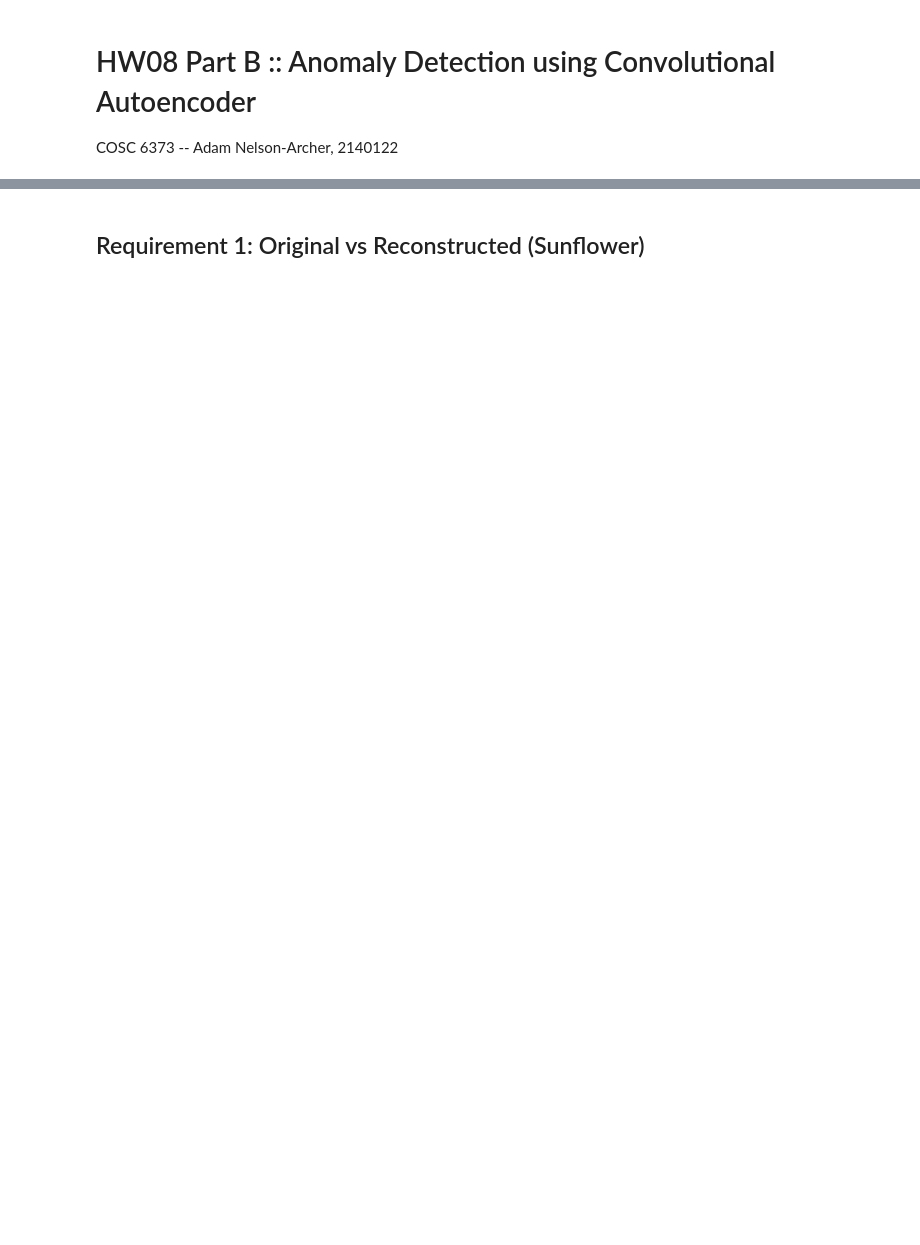
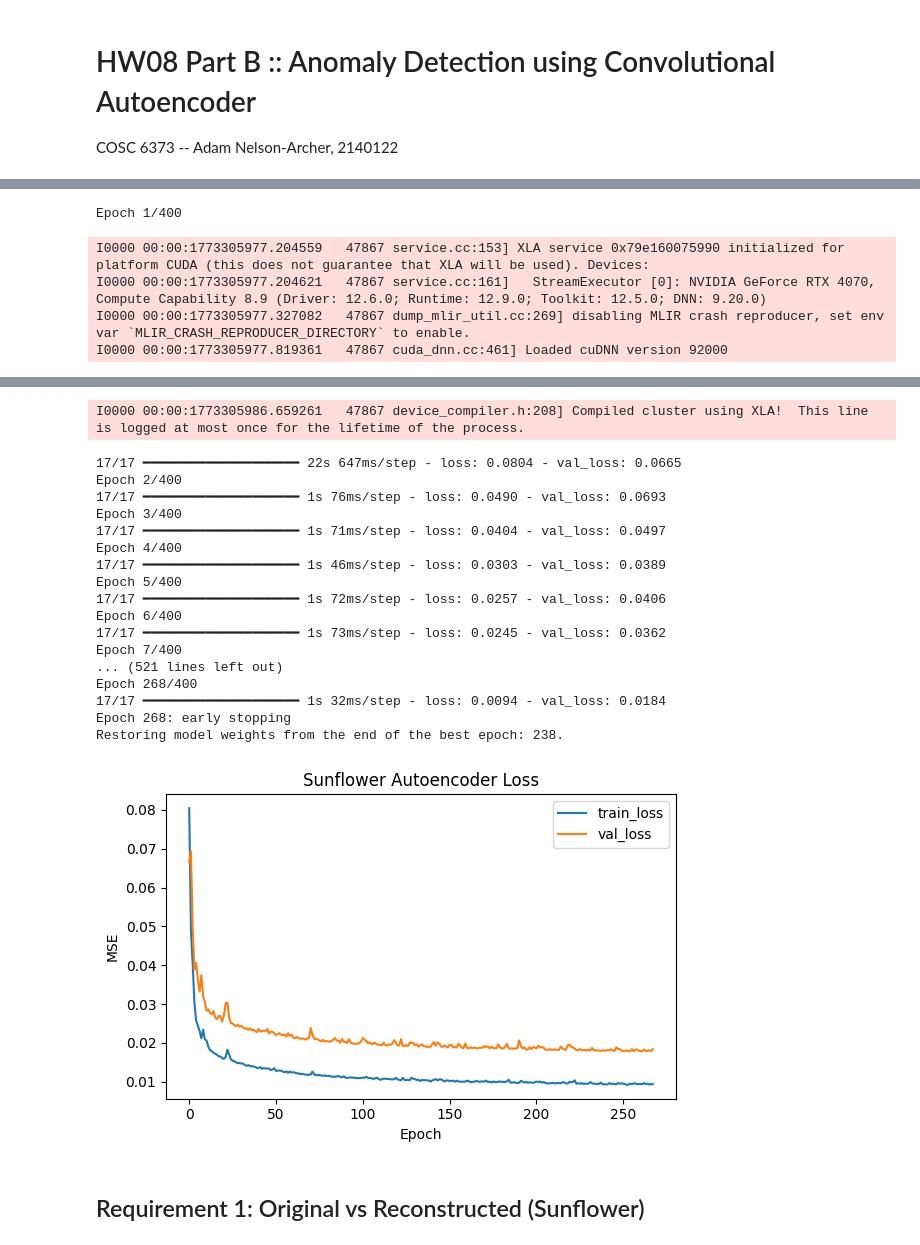
Before and after one commit to adamnelsonarcher/COSC6373, a Jupyter notebook: HW8/Part_B/HW08-PartB_Adam_Nelson-Archer.ipynb, the cells around one changed output, grey strips where cells are left out. Drawn from its saved outputs; the diff is of its cells as text; code cells hidden in the pictures; blank space fills up the shorter version.

```diff
--- a/HW8/Part_B/HW08-PartB_Adam_Nelson-Archer.ipynb
+++ b/HW8/Part_B/HW08-PartB_Adam_Nelson-Archer.ipynb
@@ -136,26 +160,26 @@ print(val_ds)
 # %%
-def build_conv_autoencoder_like_reference(img_size: tuple[int, int]):
+def build_conv_autoencoder(img_size: tuple[int, int]):
     inp = tf.keras.Input(shape=(img_size[0], img_size[1], 3), name="image")
 
-    # Encoder layout matching the reference notebook style.
-    x = tf.keras.layers.Conv2D(16, (3, 3), activation="relu", padding="same", name="enc_conv1")(inp)
-    x = tf.keras.layers.MaxPooling2D((4, 4), padding="same", name="enc_pool1")(x)
+    # Encoder (Increased Capacity)
+    x = tf.keras.layers.Conv2D(32, (3, 3), activation="relu", padding="same", name="enc_conv1")(inp)
+    x = tf.keras.layers.MaxPooling2D((2, 2), padding="same", name="enc_pool1")(x)
 
-    x = tf.keras.layers.Conv2D(8, (3, 3), activation="relu", padding="same", name="enc_conv2")(x)
-    x = tf.keras.layers.MaxPooling2D((4, 4), padding="same", name="enc_pool2")(x)
+    x = tf.keras.layers.Conv2D(16, (3, 3), activation="relu", padding="same", name="enc_conv2")(x)
+    x = tf.keras.layers.MaxPooling2D((2, 2), padding="same", name="enc_pool2")(x)
 
-    x = tf.keras.layers.Conv2D(3, (3, 3), activation="relu", padding="same", name="enc_conv3")(x)
-    encoded = tf.keras.layers.MaxPooling2D((2, 2), padding="same", name="encoded")(x)  # 3x3x3
+    x = tf.keras.layers.Conv2D(8, (3, 3), activation="relu", padding="same", name="enc_conv3")(x)
+    encoded = tf.keras.layers.MaxPooling2D((2, 2), padding="same", name="encoded")(x)  # Bottleneck is now 12x12x8 = 1152
 
-    # Decoder layout matching reference style (upsampling blocks).
-    x = tf.keras.layers.Conv2D(3, (3, 3), activation="relu", padding="same", name="dec_conv1")(encoded)
+    # Decoder (Match Encoder Capacity)
+    x = tf.keras.layers.Conv2D(8, (3, 3), activation="relu", padding="same", name="dec_conv1")(encoded)
     x = tf.keras.layers.UpSampling2D((2, 2), name="dec_up1")(x)
 
-    x = tf.keras.layers.Conv2D(8, (3, 3), activation="relu", padding="same", name="dec_conv2")(x)
-    x = tf.keras.layers.UpSampling2D((4, 4), name="dec_up2")(x)
+    x = tf.keras.layers.Conv2D(16, (3, 3), activation="relu", padding="same", name="dec_conv2")(x)
+    x = tf.keras.layers.UpSampling2D((2, 2), name="dec_up2")(x)
 
-    x = tf.keras.layers.Conv2D(16, (3, 3), activation="relu", padding="same", name="dec_conv3")(x)
-    x = tf.keras.layers.UpSampling2D((4, 4), name="dec_up3")(x)
+    x = tf.keras.layers.Conv2D(32, (3, 3), activation="relu", padding="same", name="dec_conv3")(x)
+    x = tf.keras.layers.UpSampling2D((2, 2), name="dec_up3")(x)
 
     out = tf.keras.layers.Conv2D(3, (3, 3), activation="sigmoid", padding="same", name="reconstruction")(x)
 
@@ -163,13 +187,13 @@ def build_conv_autoencoder_like_reference(img_size: tuple[int, int]):
     encoder = tf.keras.Model(inp, encoded, name="encoder_replica")
     return autoencoder, encoder
 
-
-autoencoder, encoder = build_conv_autoencoder_like_reference(cfg_img_size)
+autoencoder, encoder = build_conv_autoencoder(cfg_img_size)
 autoencoder.compile(
-    optimizer=tf.keras.optimizers.Adadelta(learning_rate=1.0),
+    optimizer=tf.keras.optimizers.Adam(learning_rate=0.001),
     loss="mse",
 )
+
 print("Autoencoder summary:")
 autoencoder.summary()
-print("\nEncoder summary (compressed 3x3x3):")
+print("\nEncoder summary (compressed 12x12x8):")
 encoder.summary()
@@ -176,6 +245,13 @@ encoder.summary()
 # %%
 callbacks = [
-    tf.keras.callbacks.EarlyStopping(monitor="val_loss", patience=10, restore_best_weights=True),
+    tf.keras.callbacks.EarlyStopping(
+        monitor="val_loss",
+        mode="min",
+        patience=30,
+        min_delta=1e-4,
+        restore_best_weights=True,
+        verbose=1,
+    ),
 ]
 
 history = autoencoder.fit(
@@ -194,3 +270,9 @@ plt.xlabel("Epoch")
 plt.ylabel("MSE")
 plt.legend()
 plt.tight_layout()
+# %% [output]
+Epoch 1/400
+I0000 00:00:1773305977.204559   47867 service.cc:153] XLA service 0x79e160075990 initialized for platform CUDA (this does not guarantee that XLA will be used). Devices:
+I0000 00:00:1773305977.204621   47867 service.cc:161]   StreamExecutor [0]: NVIDIA GeForce RTX 4070, Compute Capability 8.9 (Driver: 12.6.0; Runtime: 12.9.0; Toolkit: 12.5.0; DNN: 9.20.0)
+I0000 00:00:1773305977.327082   47867 dump_mlir_util.cc:269] disabling MLIR crash reproducer, set env var `MLIR_CRASH_REPRODUCER_DIRECTORY` to enable.
+I0000 00:00:1773305977.819361   47867 cuda_dnn.cc:461] Loaded cuDNN version 92000
@@ -197,3 +280,22 @@ plt.tight_layout()
+I0000 00:00:1773305986.659261   47867 device_compiler.h:208] Compiled cluster using XLA!  This line is logged at most once for the lifetime of the process.
+17/17 ━━━━━━━━━━━━━━━━━━━━ 22s 647ms/step - loss: 0.0804 - val_loss: 0.0665
+Epoch 2/400
+17/17 ━━━━━━━━━━━━━━━━━━━━ 1s 76ms/step - loss: 0.0490 - val_loss: 0.0693
+Epoch 3/400
+17/17 ━━━━━━━━━━━━━━━━━━━━ 1s 71ms/step - loss: 0.0404 - val_loss: 0.0497
+Epoch 4/400
+17/17 ━━━━━━━━━━━━━━━━━━━━ 1s 46ms/step - loss: 0.0303 - val_loss: 0.0389
+Epoch 5/400
+17/17 ━━━━━━━━━━━━━━━━━━━━ 1s 72ms/step - loss: 0.0257 - val_loss: 0.0406
+Epoch 6/400
+17/17 ━━━━━━━━━━━━━━━━━━━━ 1s 73ms/step - loss: 0.0245 - val_loss: 0.0362
+Epoch 7/400
+... (521 lines left out)
+Epoch 268/400
+17/17 ━━━━━━━━━━━━━━━━━━━━ 1s 32ms/step - loss: 0.0094 - val_loss: 0.0184
+Epoch 268: early stopping
+Restoring model weights from the end of the best epoch: 238.
+[figure, added]
 # %% [markdown]
 ## Requirement 1: Original vs Reconstructed (Sunflower)
 # %%
```
Also changed, not shown: parts of 16 cells of this notebook, 1 other file.
